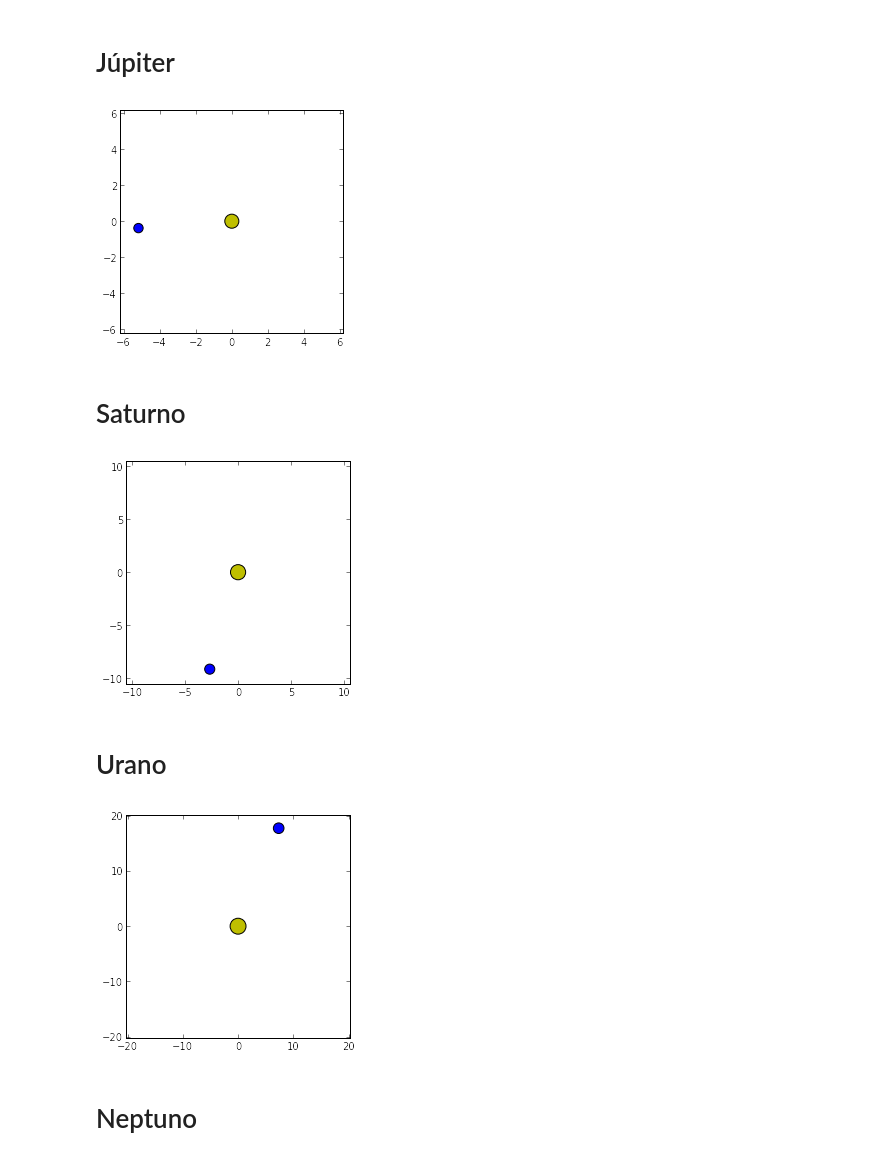
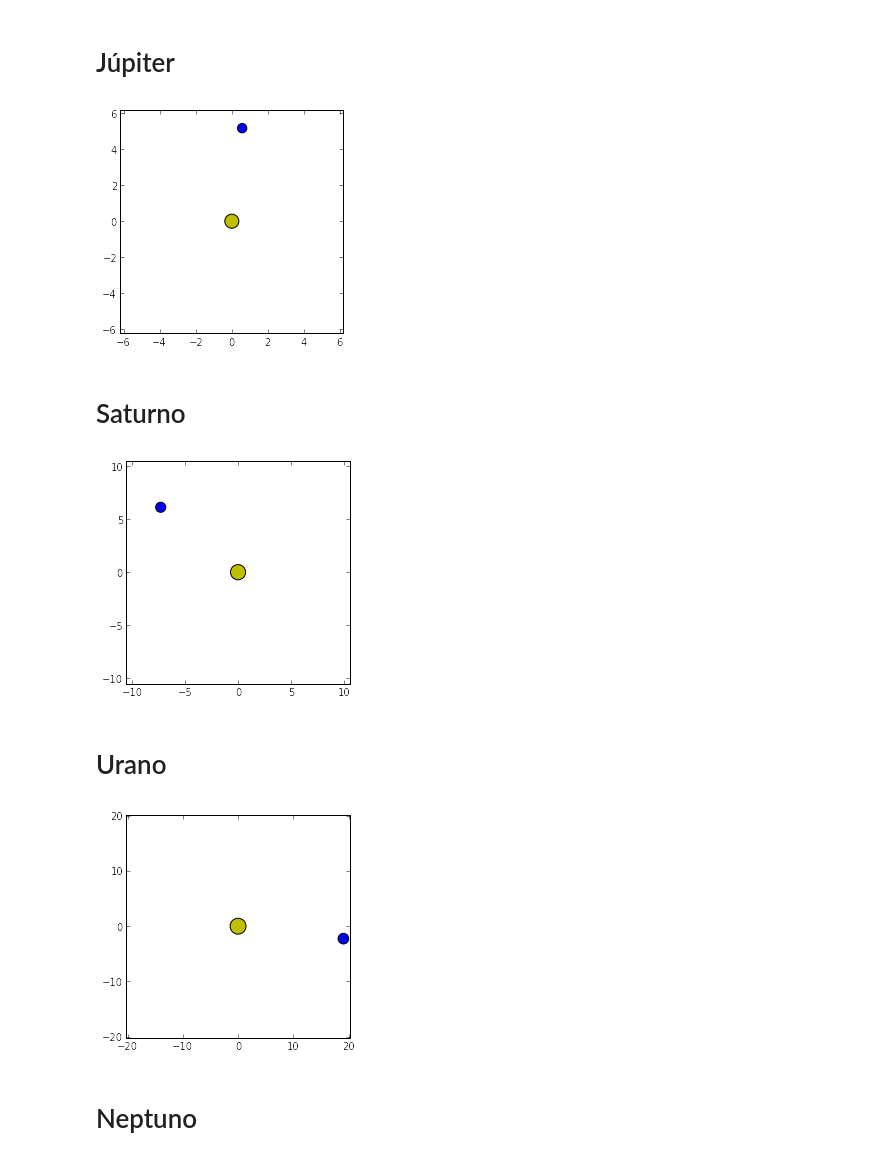
Before and after one commit to nromerodiaz/AstroGeneral, a Jupyter notebook: simulador_planetario.ipynb, the cells around one changed output. Drawn from its saved outputs; the diff is of its cells as text; code cells hidden in the pictures.

```diff
--- a/simulador_planetario.ipynb
+++ b/simulador_planetario.ipynb
@@ -37,7 +37,7 @@ Una vez terminados estos cálculos, la función procede a guardar los resultados
 # %%
 # Funcion que calcula la posicion para una orbita con e -> 0
 
-def pos_planeta_circular(a, i, Omega, lambda_inicial, fecha_inicial, fecha_actual):
+def pos_planeta_circular(a, e, i, Omega, fecha_inicial, lambda_inicial, fecha_actual):
 
     #Periodo de la orbita en años
     T = a**1.5
@@ -176,15 +176,15 @@ def graficar_posicion_polar(r, phi, a):
 Finalmente, definimos arreglos para cada uno de los planetas donde guardamos sus elementos orbitales y una fecha en día juliano cuando el planeta correspondiente está en el perihelio. Estas fechas fueron encontradas en **[2]** y se convirtieron a días julianos en **[3]**. Ahora, simplemente falta aplicar las funciones definidas en la parte inicial del *notebook* a cada conjunto de datos. En este caso, ya que el objetivo es demostrar la capacidad de cálculo de este proyecto dada una fecha arbitraria, se escogió como fecha final el día juliano $2500000$, que corresponde al 31 de agosto del 2132. Esta fecha puede ser cambiada en las siguientes cajas de código, al aplicar la función de cálculo de la posición.
 # %%
 # Inicializamos los arreglos que contienen los elementos orbitales de los planetas
-# a, e, i, Omega, fecha_perihelio,
-Mercurio = [0.38709893 , 0.20563069, 7.00487,  48.33167, 2450007.43791]
-Venus    = [0.72333199 , 0.00677323, 3.39471,  76.68069, 2449938.43791]
-Tierra   = [1.00000011 , 0.01671022, 0.00005, -11.26064, 2450064.43791]
-Marte    = [1.52366231 , 0.09341233, 1.85061,  49.57854, 2450133.43791]
-Jupiter  = [5.20336301 , 0.04839266, 1.30530, 100.55615, 2451304.43791]
-Saturno  = [9.53707032 , 0.05415060, 2.48446, 113.71504, 2452786.43791]
-Urano    = [19.19126393, 0.04716771, 0.76986,  74.22988, 2469867.43791]
-Neptuno  = [30.06896348, 0.00858587, 1.76917, 131.72169, 2462562.43791]
+# a, e, i, Omega, fecha_perihelio, lambda_inicial
+Mercurio = [0.38709893 , 0.20563069, 7.00487,  48.33167, 2450007.43791, 0]
+Venus    = [0.72333199 , 0.00677323, 3.39471,  76.68069, 2449938.43791, 0]
+Tierra   = [1.00000011 , 0.01671022, 0.00005, -11.26064, 2450064.43791, 0]
+Marte    = [1.52366231 , 0.09341233, 1.85061,  49.57854, 2450133.43791, 0]
+Jupiter  = [5.20336301 , 0.04839266, 1.30530, 100.55615, 2451304.43791, 0]
+Saturno  = [9.53707032 , 0.05415060, 2.48446, 113.71504, 2452786.43791, 0]
+Urano    = [19.19126393, 0.04716771, 0.76986,  74.22988, 2469867.43791, 0]
+Neptuno  = [30.06896348, 0.00858587, 1.76917, 131.72169, 2462562.43791, 0]
 
 Mercurio = np.array(Mercurio)
 Venus    = np.array(Venus)
@@ -230,32 +230,32 @@ graficar_posicion_polar(mar[0], mar[1], Marte[0])
 # Júpiter
 # %%
 #Aplicamos la funcion para planetas con orbitas circulares
-jup = pos_planeta_circular(Jupiter[0], Jupiter[1], Jupiter[2], Jupiter[3], Jupiter[4], 2500000)
+jup = pos_planeta_circular(Jupiter[0], Jupiter[1], Jupiter[2], Jupiter[3], Jupiter[4], Jupiter[5], 2500000)
 
 #Graficamos los resultados
 graficar_posicion(jup[0], jup[1], Jupiter[0])
 # %% [output]
-[figure, old version]
+[figure, new version]
 # %% [markdown]
 # Saturno
 # %%
 #Aplicamos la funcion para planetas con orbitas circulares
-sat = pos_planeta_circular(Saturno[0], Saturno[1], Saturno[2], Saturno[3], Saturno[4], 2500000)
+sat = pos_planeta_circular(Saturno[0], Saturno[1], Saturno[2], Saturno[3], Saturno[4], Saturno[5], 2500000)
 
 #Graficamos los resultados
 graficar_posicion(sat[0], sat[1], Saturno[0])
 # %% [output]
-[figure, old version]
+[figure, new version]
 # %% [markdown]
 # Urano
 # %%
 #Aplicamos la funcion para planetas con orbitas circulares
-ura = pos_planeta_circular(Urano[0], Urano[1], Urano[2], Urano[3], Urano[4], 2500000)
+ura = pos_planeta_circular(Urano[0], Urano[1], Urano[2], Urano[3], Urano[4], Urano[5], 2500000)
 
 #Graficamos los resultados
 graficar_posicion(ura[0], ura[1], Urano[0])
 # %% [output]
-[figure, old version]
+[figure, new version]
 # %% [markdown]
 # Neptuno
 # %%
```
Also changed, not shown: parts of 2 cells of this notebook.
